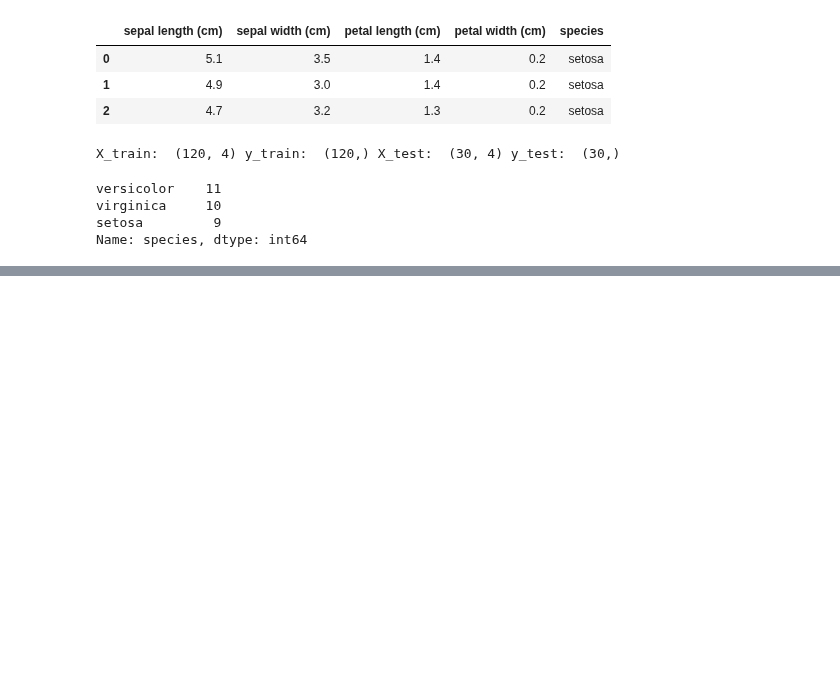
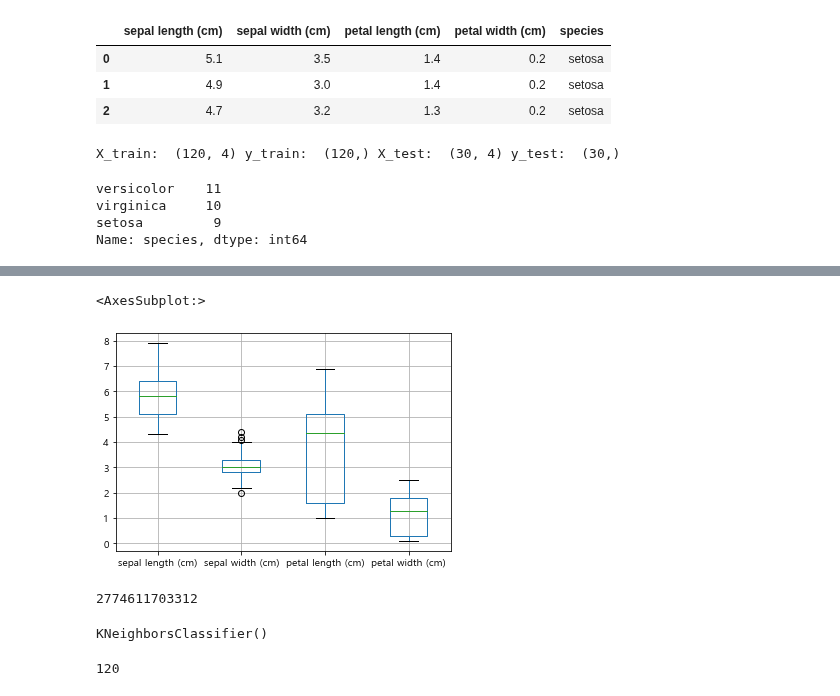
Before and after one commit to jinhuioh/Hi_ai, a Jupyter notebook: data11-day64/iris_scaling_3.ipynb, the cells around one changed output, grey strips where cells are left out. Drawn from its saved outputs; the diff is of its cells as text; code cells hidden in the pictures; blank space fills up the shorter version.

```diff
--- a/data11-day64/iris_scaling_3.ipynb
+++ b/data11-day64/iris_scaling_3.ipynb
@@ -283,0 +363,5 @@ X_train_s = pd.DataFrame(ss_X_train, columns=)
+# %%
+df.boxplot()
+# %% [output]
+<AxesSubplot:>
+[figure, added]
@@ -283,0 +373,13 @@ X_train_s = pd.DataFrame(ss_X_train, columns=)
+# %%
+id(knn)#참조형 knn
+# %% [output]
+2774611703312
+# %%
+#훈련을 시켜보자.
+knn.fit(X_train,y_train)
+# %% [output]
+KNeighborsClassifier()
+# %%
+len(X_train)
+# %% [output]
+120
```
Also changed, not shown: parts of 15 cells of this notebook, 1 other file.
